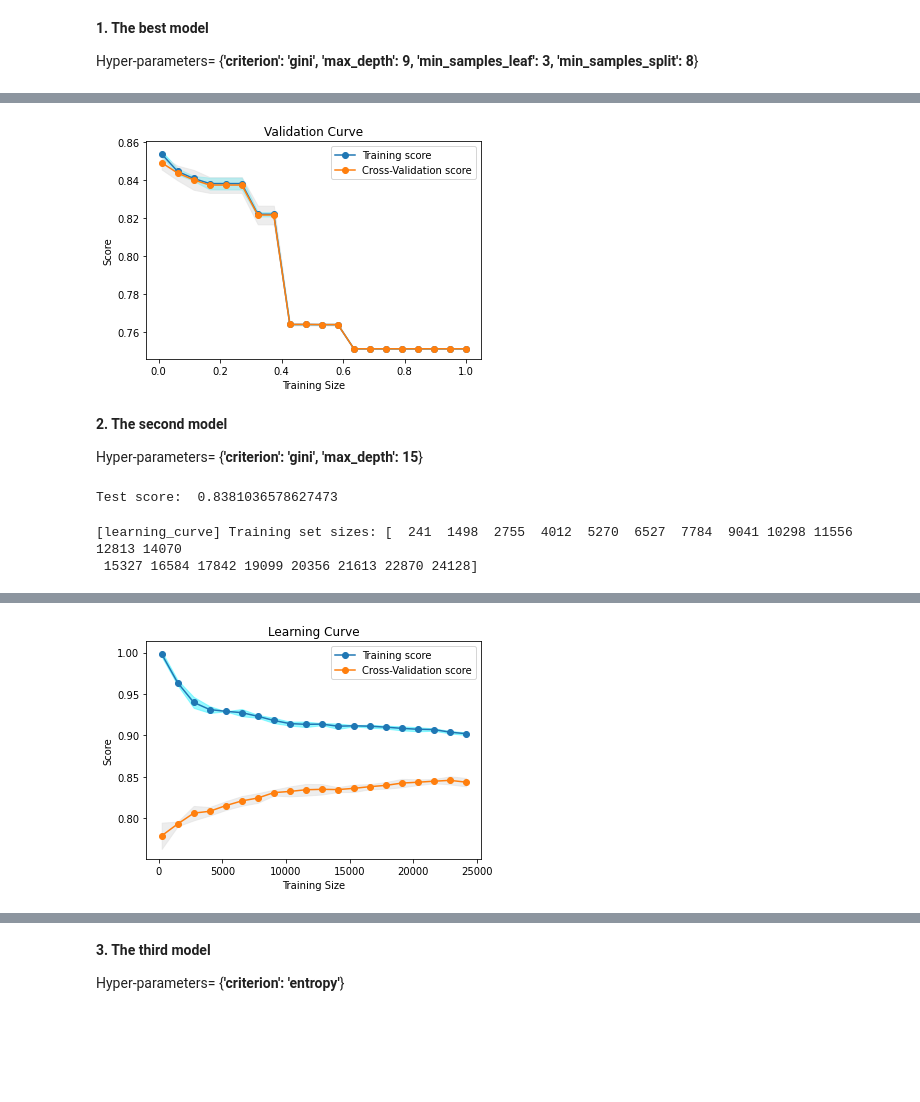
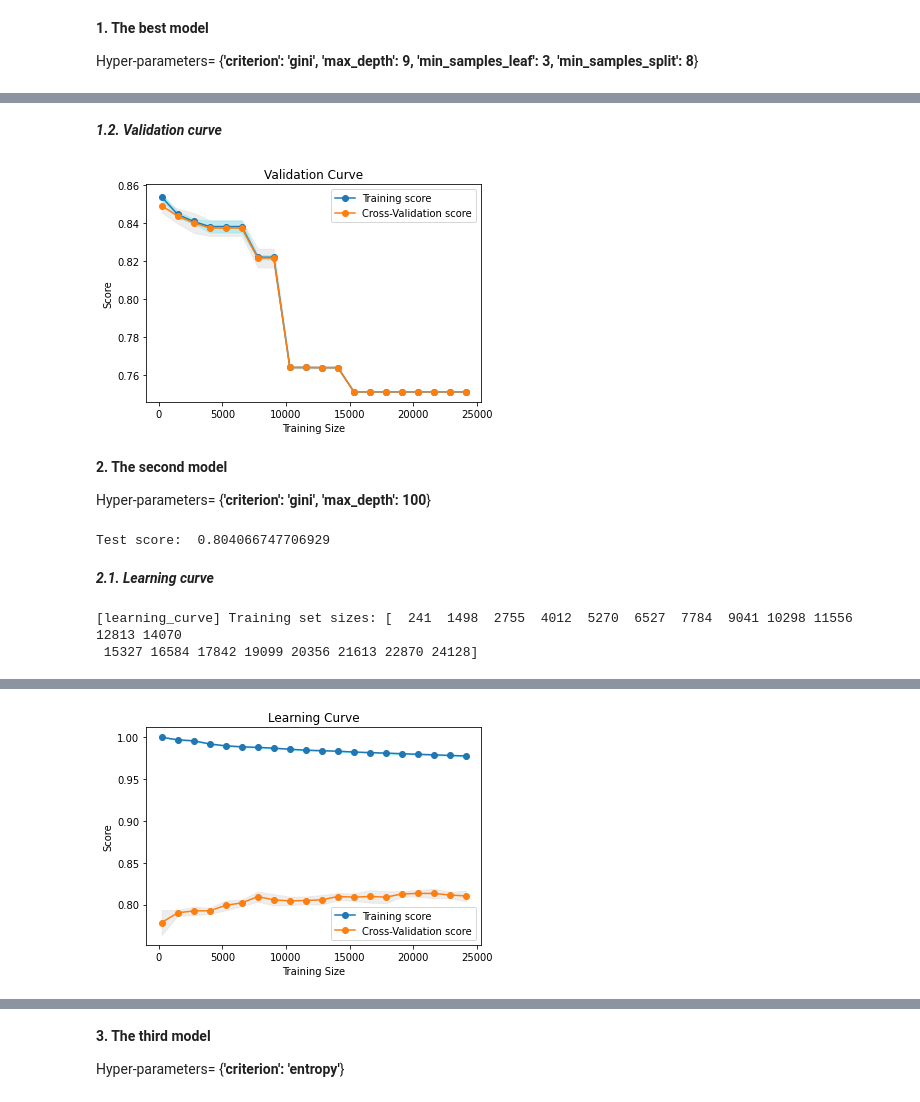
Before and after one commit to ngonhan2k5/cs-ml, a Jupyter notebook: proj1/DecisionTree.ipynb, the cells around one changed output, grey strips where cells are left out. Saved outputs shown, nothing was run; the diff lists cells and outputs as text; code cells hidden in the pictures; blank space fills up the shorter version.

```diff
--- a/proj1/DecisionTree.ipynb
+++ b/proj1/DecisionTree.ipynb
@@ -57,4 +79,4 @@ neccessary_columns_df= no_missing_df.drop(columns=['fnlwgt', 'education', 'workc
 # %%
 #separate input and target
-input_df= neccessary_columns_df.drop('income_num', axis='columns')
-target_df= neccessary_columns_df['income_num']
+X= neccessary_columns_df.drop('income_num', axis='columns')
+y= neccessary_columns_df['income_num']
@@ -73,0 +87,16 @@ Testing Data : (9049, 12) (9049,)
+# %%
+#Shuffle and Split data into Training, Testing dataframe
+from sklearn.model_selection import train_test_split
+X_train, X_test, y_train, y_test = train_test_split(X, y, shuffle=True, test_size=0.3, random_state=1)
+print("Training Data:", X_train.shape, y_train.shape)
+print("Testing Data :", X_test.shape, y_test.shape)
+print('Train: {}% | Test {}%'.format(round(len(y_train)/len(target_df),2), round(len(y_test)/len(target_df),2)))
+
+# X_intermediate, X_test, y_intermediate, y_test = train_test_split(X, y, shuffle=True, test_size=0.2, random_state=1)
+# X_train, X_validation, y_train, y_validation = train_test_split(X_intermediate, y_intermediate, shuffle=False, test_size=0.25, random_state=1)
+# del X_intermediate, y_intermediate
+
+# print("Training Data:", X_train.shape, y_train.shape)
+# print("Training Data:", X_validation.shape, y_validation.shape)
+# print("Testing Data :", X_test.shape, y_test.shape)
+# print('Train: {}% | Validation: {}% | Test {}%'.format(round(len(y_train)/len(target_df),2), round(len(y_validation)/len(target_df),2), round(len(y_test)/len(target_df),2)))
@@ -177,5 +239,5 @@ Test score:  0.8472759420930489
 # %%
-train_sizes, train_scores, test_scores= learning_curve(best_clf, input_df, target_df, scoring=scoring, train_sizes= train_sizes, verbose=1)
+train_sizes, train_scores, test_scores= learning_curve(best_clf, X, y, scoring=scoring, train_sizes= train_sizes, verbose=1)
 show_curve(train_scores, test_scores, 'Learning Curve')
 # %% [output]
 [learning_curve] Training set sizes: [  241  1498  2755  4012  5270  6527  7784  9041 10298 11556 12813 14070
@@ -186,21 +257,25 @@ show_curve(train_scores, test_scores, 'Learning Curve')
+# %% [markdown]
+***1.2. Validation curve***
 # %%
-train_scores, test_scores= validation_curve(best_clf, input_df, target_df, param_name=param_name, param_range=param_range, scoring= scoring)
+train_scores, test_scores= validation_curve(best_clf, X, y, param_name=param_name, param_range=param_range, scoring= scoring)
 show_curve(train_scores, test_scores, 'Validation Curve')
 # %% [output]
-[figure, old version]
+[figure, new version]
 # %% [markdown]
 **2. The second model**
 
-Hyper-parameters= {**'criterion': 'gini', 'max_depth': 15**}
+Hyper-parameters= {**'criterion': 'gini', 'max_depth': 100**}
 # %%
-second_clf= DecisionTreeClassifier(criterion= 'gini', max_depth=15)
+second_clf= DecisionTreeClassifier(criterion= 'gini', max_depth=100)
 second_clf= second_clf.fit(X_train, y_train)
 score= second_clf.score(X_test, y_test)
 print("Test score: ", score)
 # %% [output]
-Test score:  0.8381036578627473
+Test score:  0.804066747706929
+# %% [markdown]
+***2.1. Learning curve***
 # %%
-train_sizes, train_scores, test_scores= learning_curve(second_clf, input_df, target_df, scoring=scoring, train_sizes= train_sizes, verbose=1)
+train_sizes, train_scores, test_scores= learning_curve(second_clf, X, y, scoring=scoring, train_sizes= train_sizes, verbose=1)
 show_curve(train_scores, test_scores, 'Learning Curve')
 # %% [output]
 [learning_curve] Training set sizes: [  241  1498  2755  4012  5270  6527  7784  9041 10298 11556 12813 14070
@@ -210 +285 @@ show_curve(train_scores, test_scores, 'Learning Curve')
-[figure, old version]
+[figure, new version]
```
Also changed, not shown: parts of 40 cells of this notebook.
